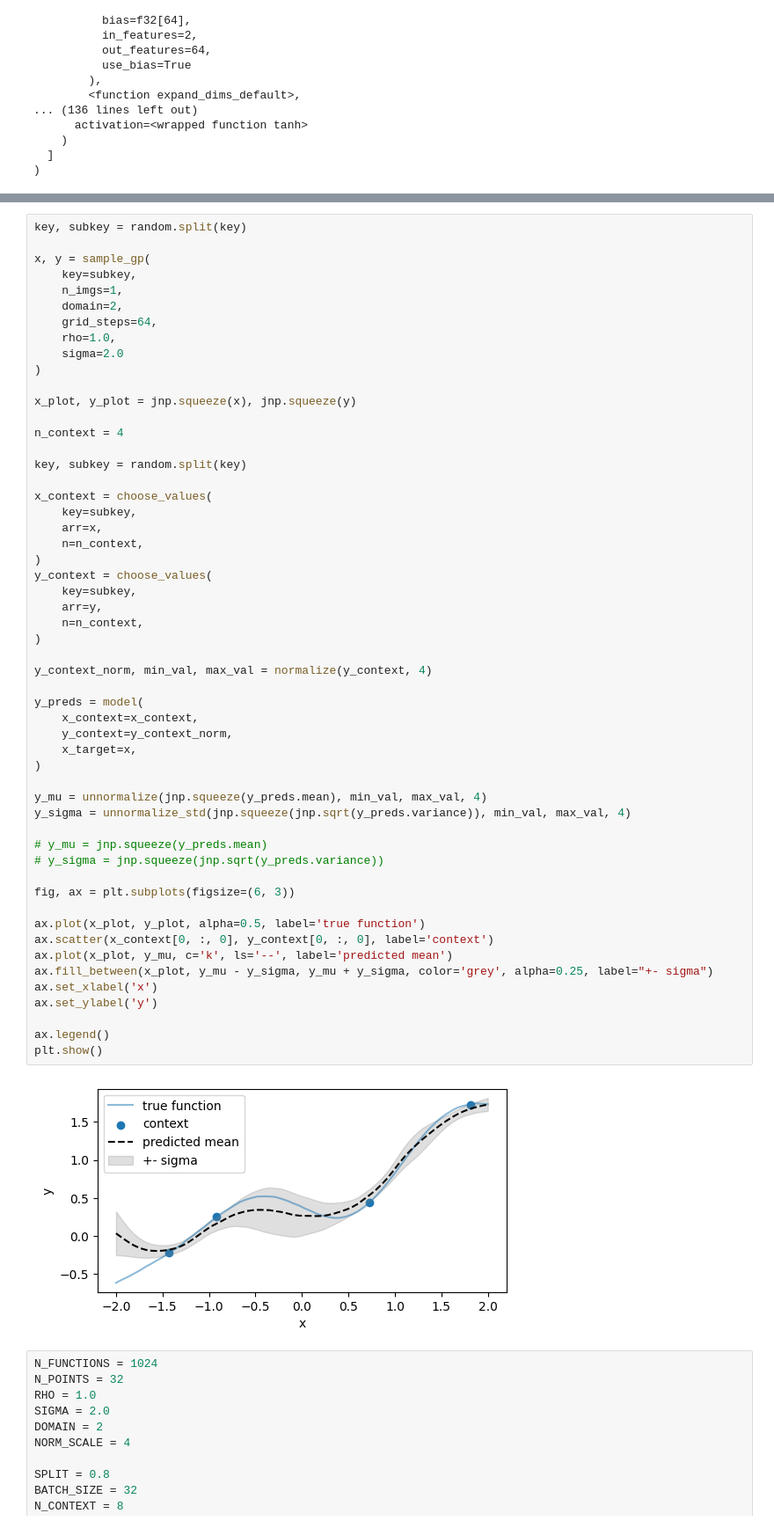
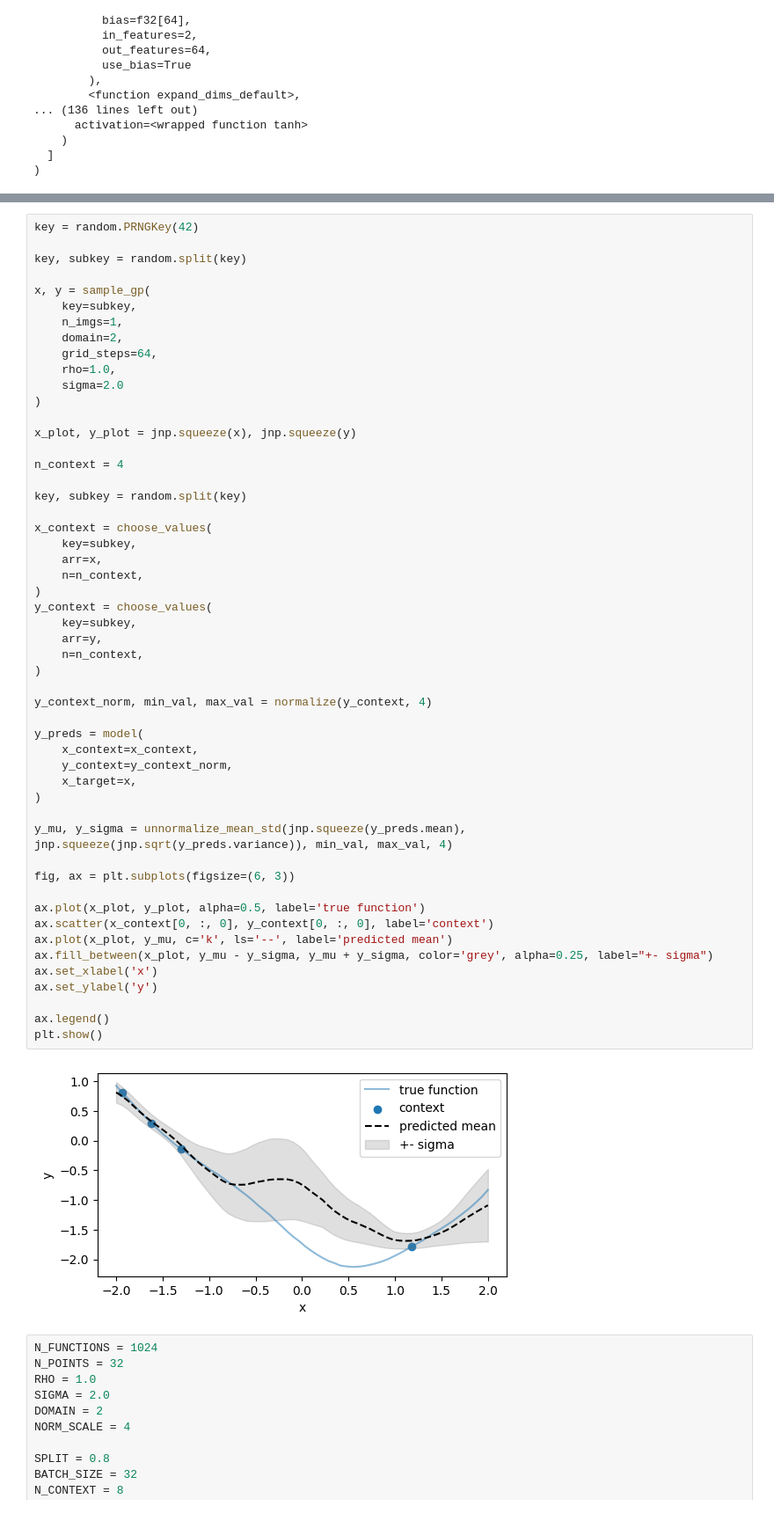
Before and after one commit to sscivier/neural-process-example, a Jupyter notebook: cnp_example.ipynb, the cells around one changed output, grey strips where cells are left out. Shown at 88% size. Saved outputs shown, nothing was run; the diff lists cells and outputs as text.

```diff
--- a/cnp_example.ipynb
+++ b/cnp_example.ipynb
@@ -1401,4 +1426,6 @@ plt.show()
 # %%
+key = random.PRNGKey(42)
+
 key, subkey = random.split(key)
 
 x, y = sample_gp(
@@ -1421,39 +1448,35 @@ x_context = choose_values(
     arr=x,
     n=n_context,
 )
 y_context = choose_values(
     key=subkey,
     arr=y,
     n=n_context,
 )
 
 y_context_norm, min_val, max_val = normalize(y_context, 4)
 
 y_preds = model(
     x_context=x_context,
     y_context=y_context_norm,
     x_target=x,
 )
 
-y_mu = unnormalize(jnp.squeeze(y_preds.mean), min_val, max_val, 4)
-y_sigma = unnormalize_std(jnp.squeeze(jnp.sqrt(y_preds.variance)), min_val, max_val, 4)
-
-# y_mu = jnp.squeeze(y_preds.mean)
-# y_sigma = jnp.squeeze(jnp.sqrt(y_preds.variance))
+y_mu, y_sigma = unnormalize_mean_std(jnp.squeeze(y_preds.mean), jnp.squeeze(jnp.sqrt(y_preds.variance)), min_val, max_val, 4)
 
 fig, ax = plt.subplots(figsize=(6, 3))
 
 ax.plot(x_plot, y_plot, alpha=0.5, label='true function')
 ax.scatter(x_context[0, :, 0], y_context[0, :, 0], label='context')
 ax.plot(x_plot, y_mu, c='k', ls='--', label='predicted mean')
 ax.fill_between(x_plot, y_mu - y_sigma, y_mu + y_sigma, color='grey', alpha=0.25, label="+- sigma")
 ax.set_xlabel('x')
 ax.set_ylabel('y')
 
 ax.legend()
 plt.show()
 # %% [output]
-[figure, old version]
+[figure, new version]
 # %%
 N_FUNCTIONS = 1024
 N_POINTS = 32
```
Also changed, not shown: parts of 8 cells of this notebook.
